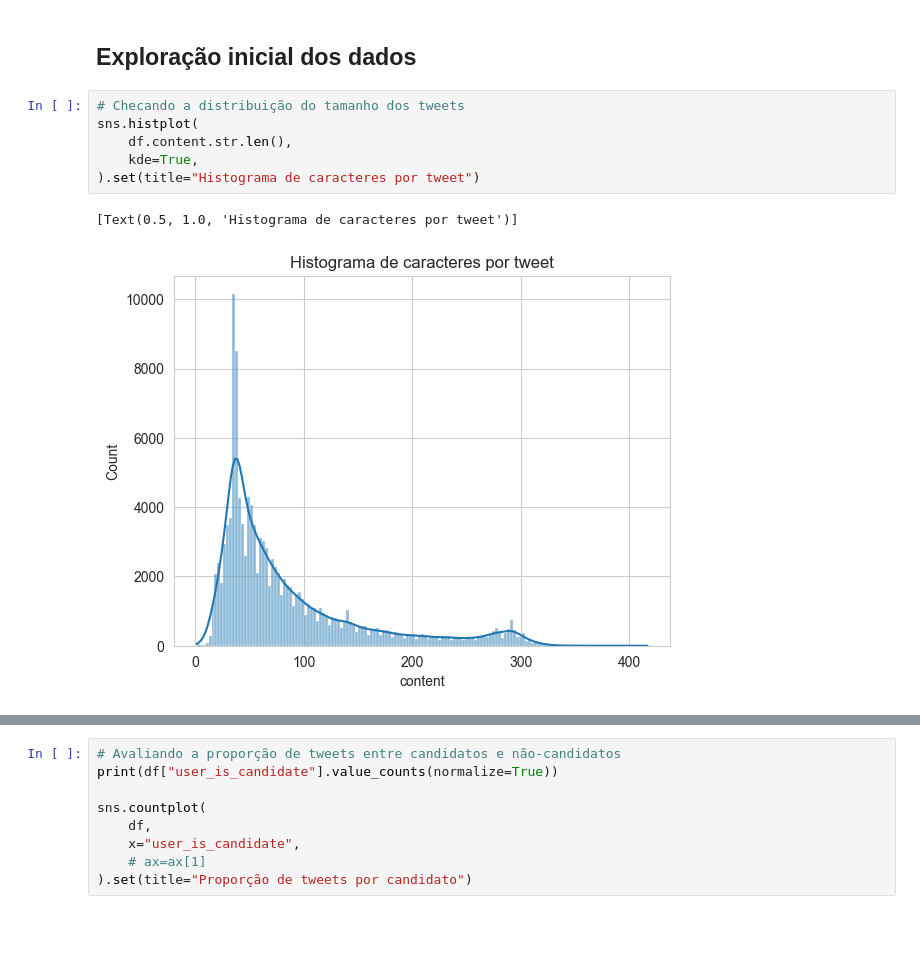
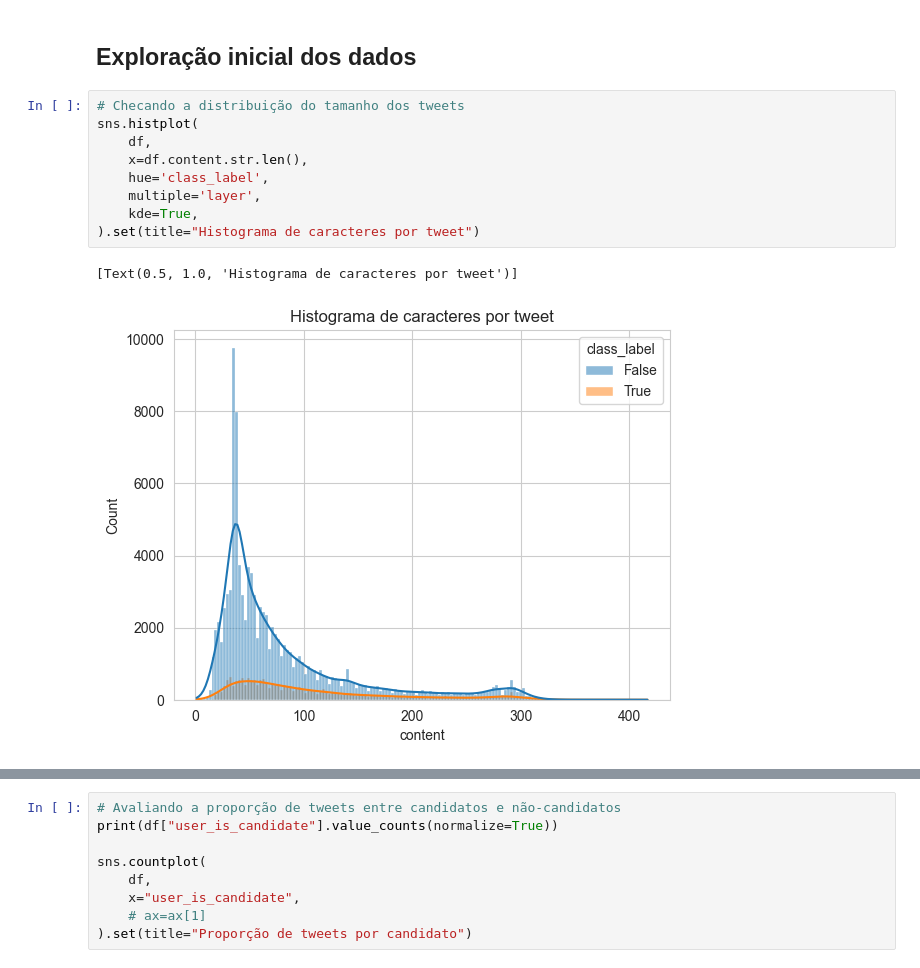
Before and after one commit to thiago-paim/projeto-tera, a Jupyter notebook: notebooks/ft_hf_results_analysis.ipynb, the cells around one changed output, grey strips where cells are left out. Cells and saved outputs as stored; diff of their text form; blank space fills up the shorter version.

```diff
--- a/notebooks/ft_hf_results_analysis.ipynb
+++ b/notebooks/ft_hf_results_analysis.ipynb
@@ -292,9 +334,12 @@ Name: user_is_candidate, dtype: float64
 # %%
 # Checando a distribuição do tamanho dos tweets
 sns.histplot(
-    df.content.str.len(),
+    df,
+    x=df.content.str.len(),
+    hue='class_label',
+    multiple='layer',
     kde=True,
 ).set(title="Histograma de caracteres por tweet")
 # %% [output]
 [Text(0.5, 1.0, 'Histograma de caracteres por tweet')]
-[figure, old version]
+[figure, new version]
```
Also changed, not shown: parts of 39 cells of this notebook, 4 other files.
